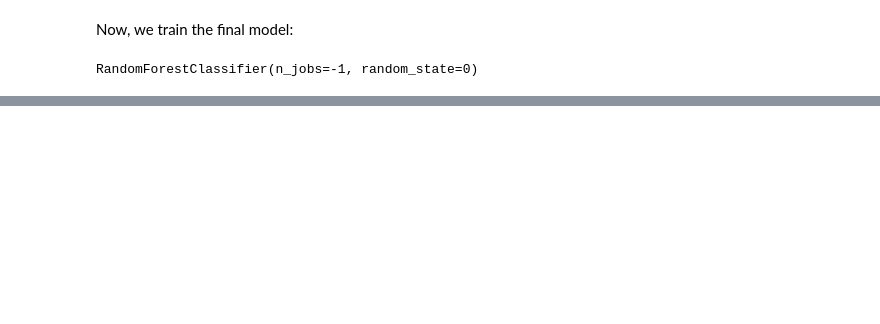
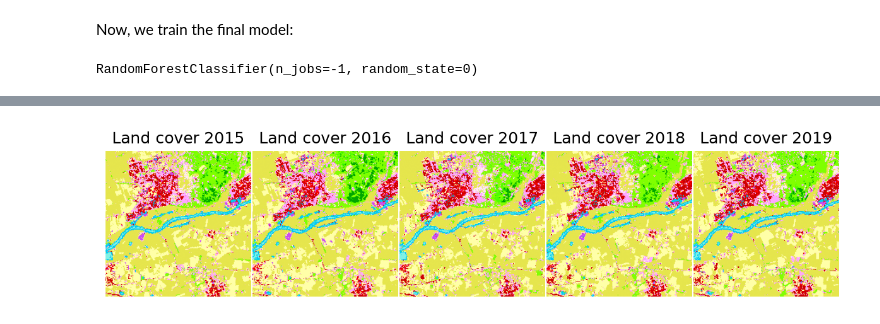
Before and after one commit to openlandmap/scikit-map, a Jupyter notebook: docs/notebooks/03_landcover_mapping.ipynb, the cells around one changed output, grey strips where cells are left out. Drawn from its saved outputs; the diff is of its cells as text; code cells hidden in the pictures; blank space fills up the shorter version.

```diff
--- a/docs/notebooks/03_landcover_mapping.ipynb
+++ b/docs/notebooks/03_landcover_mapping.ipynb
@@ -243,0 +215,4 @@ plot_rasters(*maps, cmaps="tab20", titles=[f"Land cover {y}" for y in years])
+# %%
+# Read the full multi-year grid (filled NDVI + SWIR1 + statics, 2015-2019)
+rdata = rdata.read()
+rdata.get_years()
@@ -243,0 +243,27 @@ plot_rasters(*maps, cmaps="tab20", titles=[f"Land cover {y}" for y in years])
+# %%
+from matplotlib.colors import ListedColormap
+
+legend = {
+	'Broad-leaved forest': '#80FF00',
+	'Coniferous forest': '#00A600',
+	'Continuous urban fabric': '#558b2f',
+	'Discontinuous urban fabric': '#FF0000',
+	'Green urban areas': '#FFA6FF',
+	'Industrial or commercial units': '#CC4DF2',
+	'Land principally occupied by agriculture, with significant areas of natural vegetation': '#E6CC4D',
+	'Mixed forest': '#4DFF00',
+	'Non-irrigated arable land': '#FFFFA8',
+	'Pastures': '#E6E64D',
+	'Road and rail networks and associated land': '#CC0000',
+	'Sport and leisure facilities': '#FFE6FF',
+	'Water bodies': '#80F2E6',
+	'Water courses': '#00CCF2'
+}
+
+lc_classes = le.classes_
+pixel_values = le.transform(lc_classes)
+colors = ListedColormap([ legend[c] for c in le.classes_ ])
+
+print("Mapped land cover classes")
+for l, p, c in zip(lc_classes, pixel_values, colors.colors):
+    print(f' - {l} => pixel value {p} ({c})')
@@ -243,0 +286,8 @@ plot_rasters(*maps, cmaps="tab20", titles=[f"Land cover {y}" for y in years])
+# %%
+from skmap.plotter import plot_rasters
+H, W = rdata._spatial_shape
+years = rdata.get_years()
+maps = [pred[k].reshape(H, W) for k in range(len(years))]
+plot_rasters(*maps, cmaps=colors, titles=[f"Land cover {y}" for y in years])
+# %% [output]
+[figure, added]
```
Also changed, not shown: parts of 15 cells of this notebook, 2 other files.
